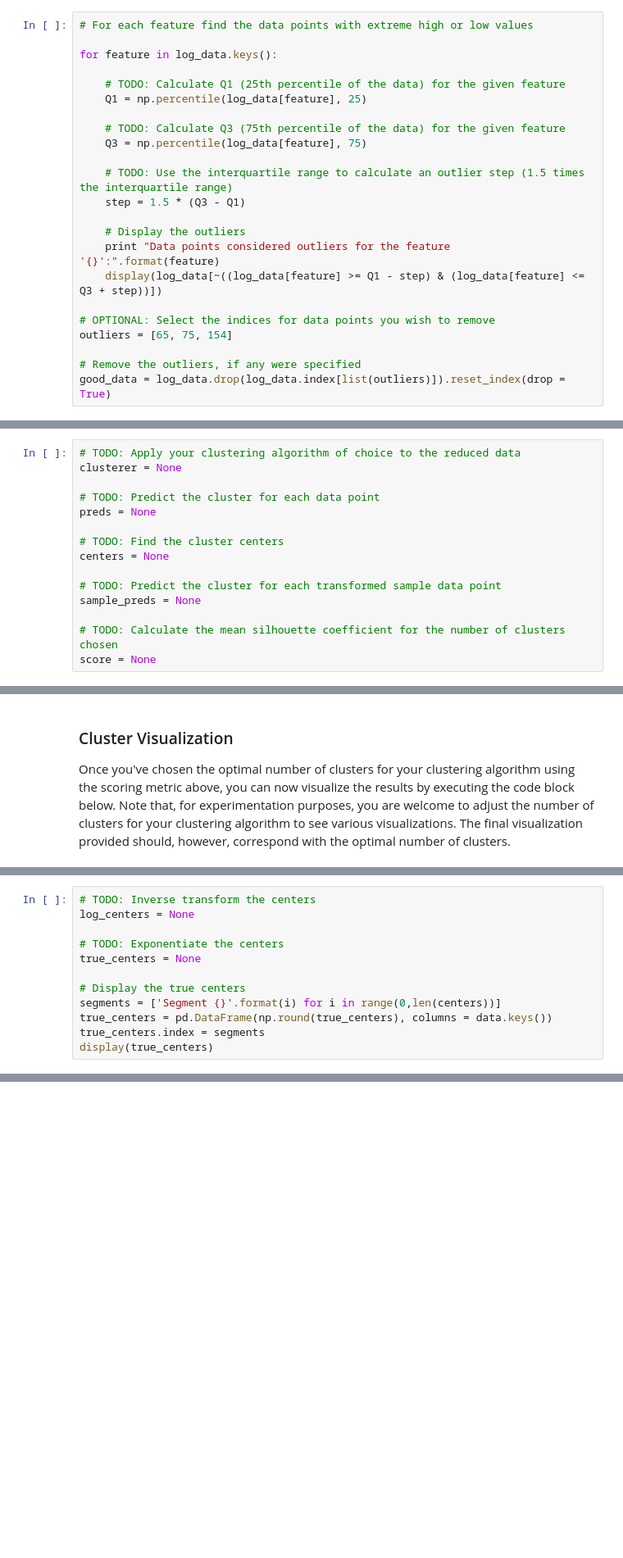
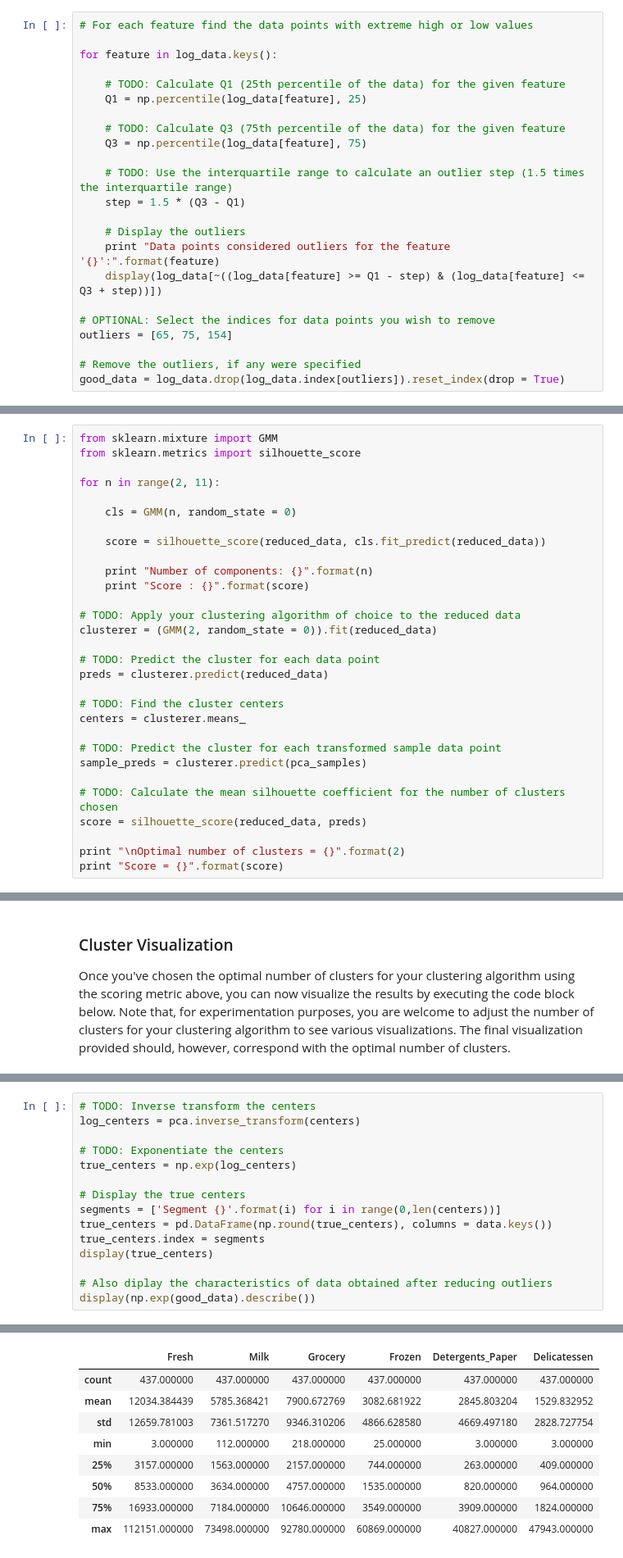
Before and after one commit to div3125/udacity-unsupervised-learning, a Jupyter notebook: customer_segments/customer_segments.ipynb, the cells around one changed output, grey strips where cells are left out. Shown at 82% size. Cells and saved outputs as stored; diff of their text form; blank space fills up the shorter version.

Commit message:
Clustering

```diff
--- a/customer_segments/customer_segments.ipynb
+++ b/customer_segments/customer_segments.ipynb
@@ -215,7 +215,7 @@ for feature in log_data.keys():
 outliers = [65, 75, 154]
 
 # Remove the outliers, if any were specified
-good_data = log_data.drop(log_data.index[list(outliers)]).reset_index(drop = True)
+good_data = log_data.drop(log_data.index[outliers]).reset_index(drop = True)
 # %% [output]
 Data points considered outliers for the feature 'Fresh':
 |  | Fresh | Milk | Grocery | Frozen | Detergents_Paper | Delicatessen |
@@ -416,17 +444,32 @@ In the code block below, you will need to implement the following:
  - Import `sklearn.metrics.silhouette_score` and calculate the silhouette score of `reduced_data` against `preds`.
    - Assign the silhouette score to `score` and print the result.
 # %%
+from sklearn.mixture import GMM
+from sklearn.metrics import silhouette_score
+
+for n in range(2, 11):
+
+    cls = GMM(n, random_state = 0)
+
+    score = silhouette_score(reduced_data, cls.fit_predict(reduced_data))
+
+    print "Number of components: {}".format(n)
+    print "Score : {}".format(score)
+
 # TODO: Apply your clustering algorithm of choice to the reduced data
-clusterer = None
+clusterer = (GMM(2, random_state = 0)).fit(reduced_data)
 
 # TODO: Predict the cluster for each data point
-preds = None
+preds = clusterer.predict(reduced_data)
 
 # TODO: Find the cluster centers
-centers = None
+centers = clusterer.means_
 
 # TODO: Predict the cluster for each transformed sample data point
-sample_preds = None
+sample_preds = clusterer.predict(pca_samples)
 
 # TODO: Calculate the mean silhouette coefficient for the number of clusters chosen
-score = None
+score = silhouette_score(reduced_data, preds)
+
+print "\nOptimal number of clusters = {}".format(2)
+print "Score = {}".format(score)
@@ -450,13 +516,17 @@ In the code block below, you will need to implement the following:
  - Apply the inverse function of `np.log` to `log_centers` using `np.exp` and assign the true centers to `true_centers`.
 # %%
 # TODO: Inverse transform the centers
-log_centers = None
+log_centers = pca.inverse_transform(centers)
 
 # TODO: Exponentiate the centers
-true_centers = None
+true_centers = np.exp(log_centers)
 
 # Display the true centers
 segments = ['Segment {}'.format(i) for i in range(0,len(centers))]
 true_centers = pd.DataFrame(np.round(true_centers), columns = data.keys())
 true_centers.index = segments
 display(true_centers)
+
+# Also diplay the characteristics of data obtained after reducing outliers
+display(np.exp(good_data).describe())
+# %% [output]
@@ -463,3 +536,12 @@ display(true_centers)
+|  | Fresh | Milk | Grocery | Frozen | Detergents_Paper | Delicatessen |
+| count | 437.000000 | 437.000000 | 437.000000 | 437.000000 | 437.000000 | 437.000000 |
+| mean | 12034.384439 | 5785.368421 | 7900.672769 | 3082.681922 | 2845.803204 | 1529.832952 |
+| std | 12659.781003 | 7361.517270 | 9346.310206 | 4866.628580 | 4669.497180 | 2828.727754 |
+| min | 3.000000 | 112.000000 | 218.000000 | 25.000000 | 3.000000 | 3.000000 |
+| 25% | 3157.000000 | 1563.000000 | 2157.000000 | 744.000000 | 263.000000 | 409.000000 |
+| 50% | 8533.000000 | 3634.000000 | 4757.000000 | 1535.000000 | 820.000000 | 964.000000 |
+| 75% | 16933.000000 | 7184.000000 | 10646.000000 | 3549.000000 | 3909.000000 | 1824.000000 |
+| max | 112151.000000 | 73498.000000 | 92780.000000 | 60869.000000 | 40827.000000 | 47943.000000 |
 # %% [markdown]
 ### Question 8
 Consider the total purchase cost of each product category for the representative data points above, and reference the statistical description of the dataset at the beginning of this project. *What set of establishments could each of the customer segments represent?*
```
Also changed, not shown: parts of 12 cells of this notebook.
